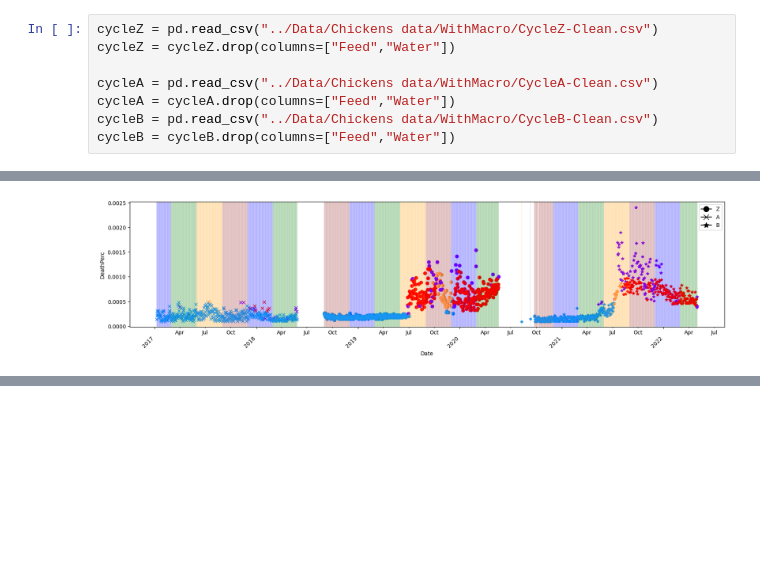
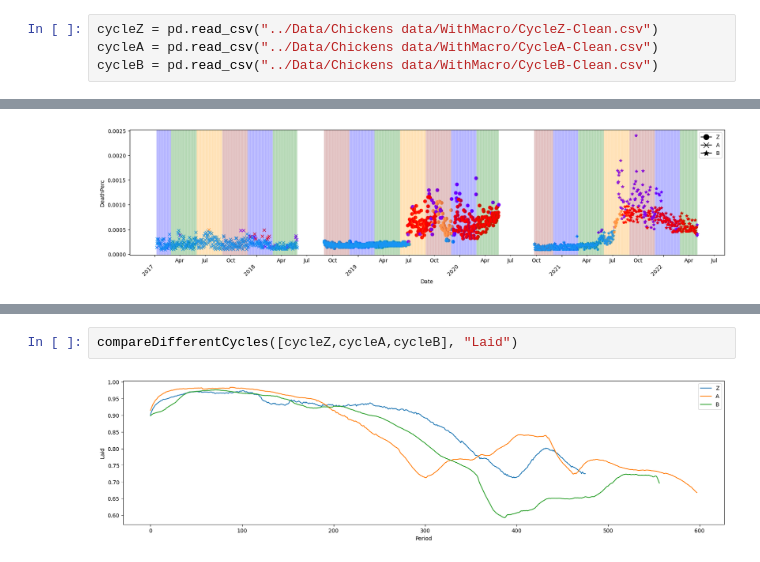
Before and after one commit to CanaliDavide/DASA--Project, a Jupyter notebook: Comparison/Comparison_z_ab.ipynb, the cells around one changed output, grey strips where cells are left out. Cells and saved outputs as stored; diff of their text form; blank space fills up the shorter version.

```diff
--- a/Comparison/Comparison_z_ab.ipynb
+++ b/Comparison/Comparison_z_ab.ipynb
@@ -23,12 +23,8 @@ from collections import Counter
 np.random.seed(0)
 # %%
 cycleZ = pd.read_csv("../Data/Chickens data/WithMacro/CycleZ-Clean.csv")
-cycleZ = cycleZ.drop(columns=["Feed","Water"])
-
 cycleA = pd.read_csv("../Data/Chickens data/WithMacro/CycleA-Clean.csv")
-cycleA = cycleA.drop(columns=["Feed","Water"])
 cycleB = pd.read_csv("../Data/Chickens data/WithMacro/CycleB-Clean.csv")
-cycleB = cycleB.drop(columns=["Feed","Water"])
 # %%
 cycleZ=cycleZ.rename(columns={"Date of Laid": "Date"})
 cycleZ.Date = pd.to_datetime(cycleZ.Date, format = '%m/%d/%Y')
@@ -290,0 +335,4 @@ plt.show()
+# %%
+compareDifferentCycles([cycleZ,cycleA,cycleB], "Laid")
+# %% [output]
+[figure, added]
```
Also changed, not shown: parts of 6 cells of this notebook, 12 other files.
